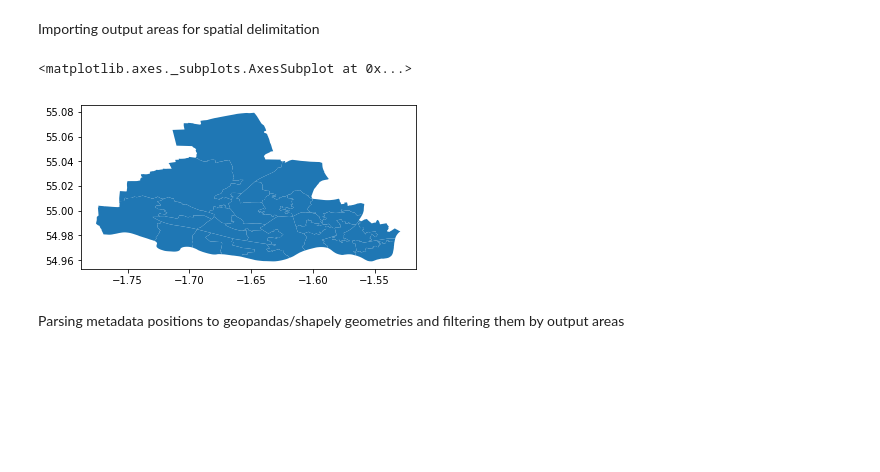
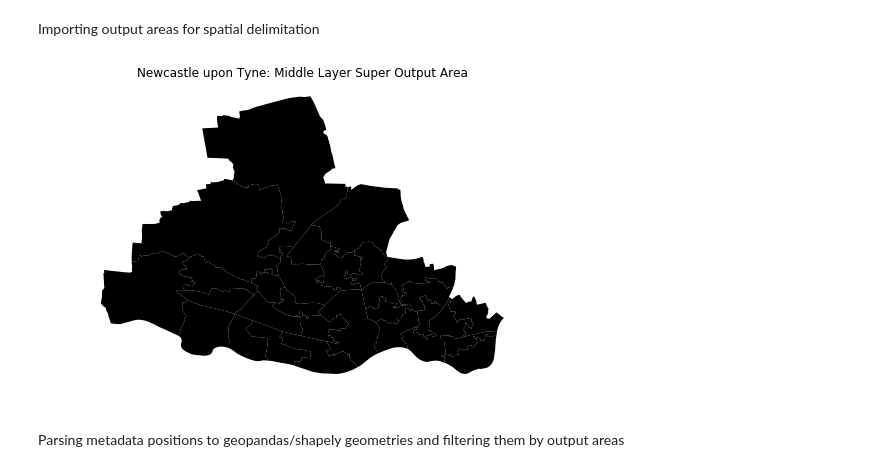
Before and after one commit to adaj/sensingbee, a Jupyter notebook: eda/feature_ingestion.ipynb, the cells around one changed output. Cells and saved outputs as stored; diff of their text form; code cells hidden in the pictures; blank space fills up the shorter version.

Commit message:
refactoging to generate figures within eda

```diff
--- a/eda/feature_ingestion.ipynb
+++ b/eda/feature_ingestion.ipynb
@@ -12,20 +12,24 @@ import matplotlib.pyplot as plt
 # %% [markdown]
 ## Dataset
 # %%
-SHAPE_FOLDER = '/home/adelsondias/Repos/newcastle/air-quality/shape/Middle_Layer_Super_Output_Areas_December_2011_Full_Extent_Boundaries_in_England_and_Wales/'
+LSOA_SHAPE_FOLDER = '/home/adelsondias/Repos/newcastle/air-quality/shape/Middle_Layer_Super_Output_Areas_December_2011_Full_Extent_Boundaries_in_England_and_Wales/'
 DATA_FOLDER = '/home/adelsondias/Repos/newcastle/air-quality/data_7days/'
 # %% [markdown]
 Importing output areas for spatial delimitation
 # %%
-lsoa = gpd.read_file(SHAPE_FOLDER+'Middle_Layer_Super_Output_Areas_December_2011_Full_Extent_Boundaries_in_England_and_Wales.shp')
+lsoa = gpd.read_file(LSOA_SHAPE_FOLDER+'Middle_Layer_Super_Output_Areas_December_2011_Full_Extent_Boundaries_in_England_and_Wales.shp')
 lsoa = lsoa[lsoa['msoa11nm'].str.contains('Newcastle upon Tyne')]
 lsoa = lsoa.to_crs(fiona.crs.from_epsg(4326))
 lsoa.crs = {'init': 'epsg:4326', 'no_defs': True}
 
-lsoa.plot()
+fig, axes = plt.subplots(ncols=1, nrows=1, figsize=(7,5))
+lsoa.plot(ax=axes,color='black')
+plt.axis('off')
+plt.title('Newcastle upon Tyne: Middle Layer Super Output Area')
+plt.tight_layout()
+plt.savefig(DATA_FOLDER+'plots/mlsoa_newcastle.svg', format='svg', dpi=600)
 # %% [output]
-<matplotlib.axes._subplots.AxesSubplot at 0x...>
-[figure, old version]
+[figure, new version]
 # %% [markdown]
 Parsing metadata positions to geopandas/shapely geometries and filtering them by output areas
 # %%
```
Also changed, not shown: parts of 2 cells of this notebook, 15 other files.
